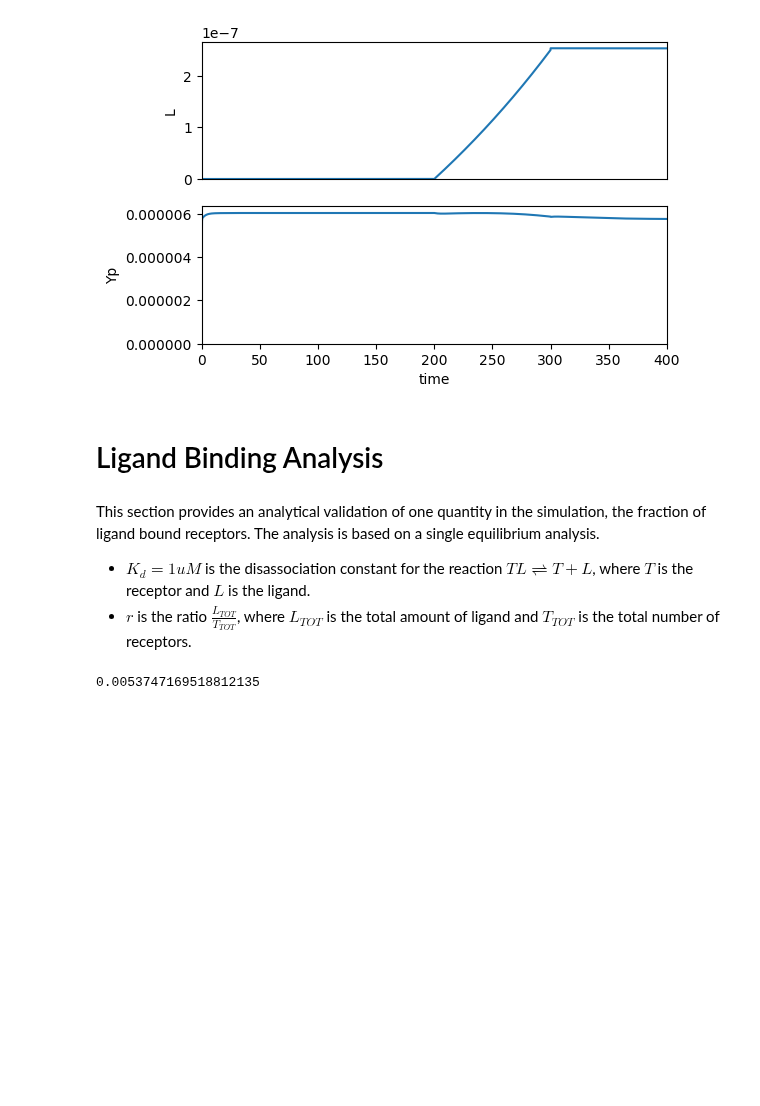
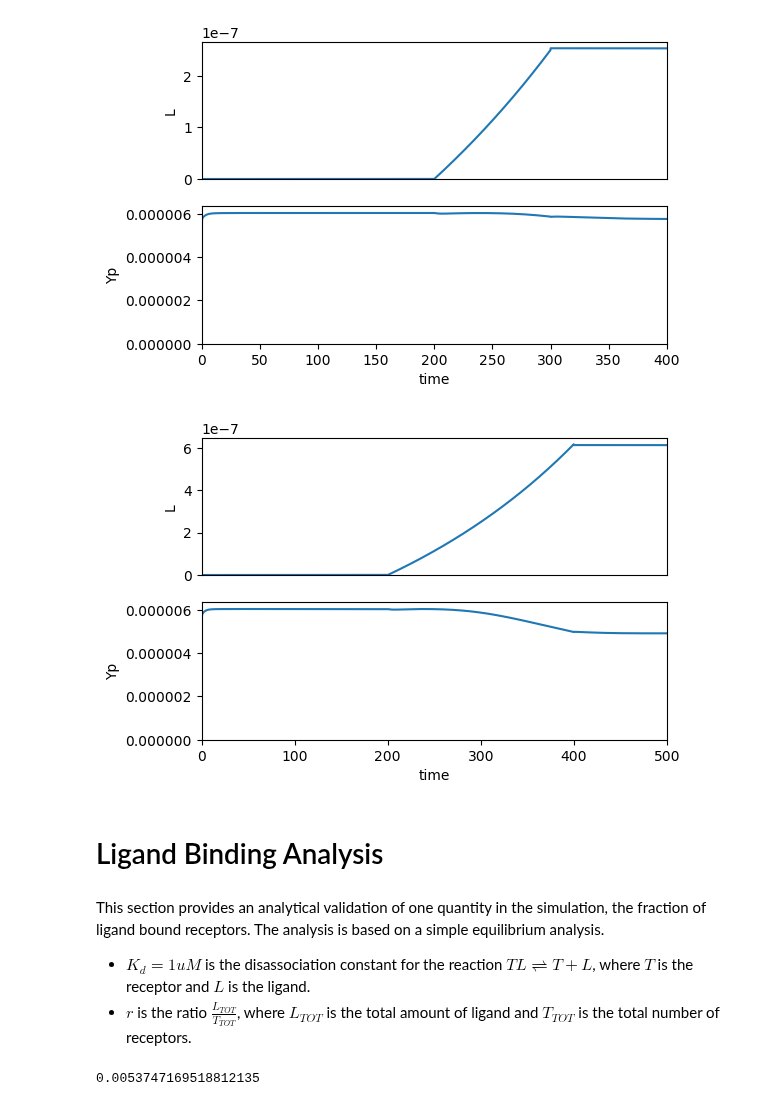
Before and after one commit to ScienceStacks/BioCellControl, a Jupyter notebook: Analysis/chemotaxis.ipynb, the cells around one changed output. Drawn from its saved outputs; the diff is of its cells as text; code cells hidden in the pictures; blank space fills up the shorter version.

```diff
--- a/Analysis/chemotaxis.ipynb
+++ b/Analysis/chemotaxis.ipynb
@@ -243,10 +243,17 @@ sim(elements=elements)
 plotter.lines(["L", "Yp"])
 # %% [output]
 [figure]
+# %%
+# Pushing the ramp a bit longer.
+elements = ["at (time > 200): k0 = 0.018e-6", "at (time > 400): k0 = 0, L=0.6e-6"]
+sim(elements=elements, end=500)
+plotter.lines(["L", "Yp"])
+# %% [output]
+[figure, added]
 # %% [markdown]
 # Ligand Binding Analysis
 # %% [markdown]
-This section provides an analytical validation of one quantity in the simulation, the fraction of ligand bound receptors. The analysis is based on a single equilibrium analysis.
+This section provides an analytical validation of one quantity in the simulation, the fraction of ligand bound receptors. The analysis is based on a simple equilibrium analysis.
 - $K_d = 1uM$ is the disassociation constant for the reaction $TL \rightleftharpoons T + L$, where $T$ is the receptor and $L$ is the ligand.
 - $r$ is the ratio $\frac{L_{TOT}}{T_{TOT}}$, where $L_{TOT}$ is the total amount of ligand and $T_{TOT}$ is the total number of receptors.
 # %%
```
Also changed, not shown: parts of 4 cells of this notebook.
